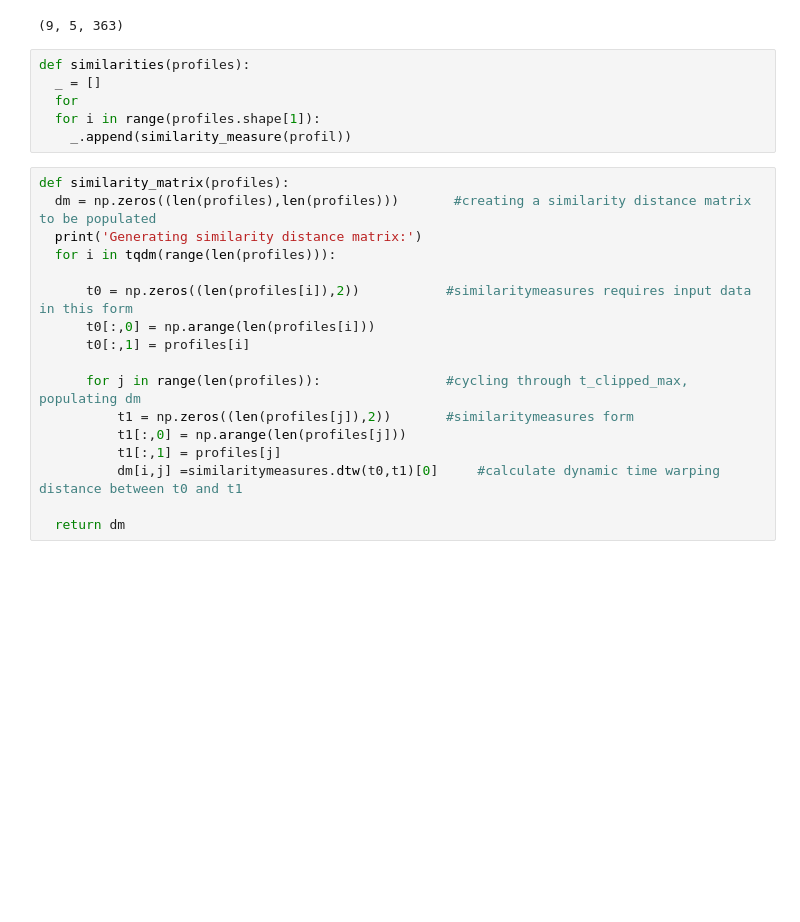
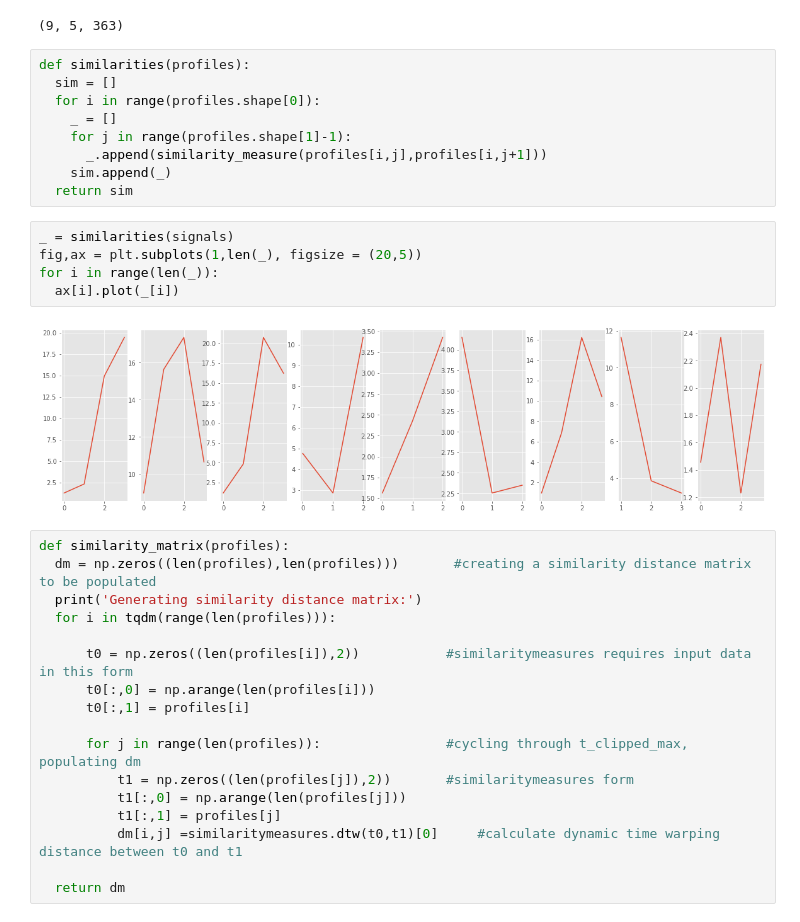
Before and after one commit to Akshat-Tripathi/AIHack20, a Jupyter notebook: Signal_clustering.ipynb, the cells around one changed output. Cells and saved outputs as stored; diff of their text form; blank space fills up the shorter version.

```diff
--- a/Signal_clustering.ipynb
+++ b/Signal_clustering.ipynb
@@ -179,10 +188,20 @@ signals.shape
 (9, 5, 363)
 # %%
 def similarities(profiles):
-  _ = []
-  for
-  for i in range(profiles.shape[1]):
-    _.append(similarity_measure(profil))
+  sim = []
+  for i in range(profiles.shape[0]):
+    _ = []
+    for j in range(profiles.shape[1]-1):
+      _.append(similarity_measure(profiles[i,j],profiles[i,j+1]))
+    sim.append(_)
+  return sim
+# %%
+_ = similarities(signals)
+fig,ax = plt.subplots(1,len(_), figsize = (20,5))
+for i in range(len(_)):
+  ax[i].plot(_[i])
+# %% [output]
+[figure, added]
 # %%
 def similarity_matrix(profiles):
   dm = np.zeros((len(profiles),len(profiles)))       #creating a similarity distance matrix to be populated
```
Also changed, not shown: parts of 4 cells of this notebook.
